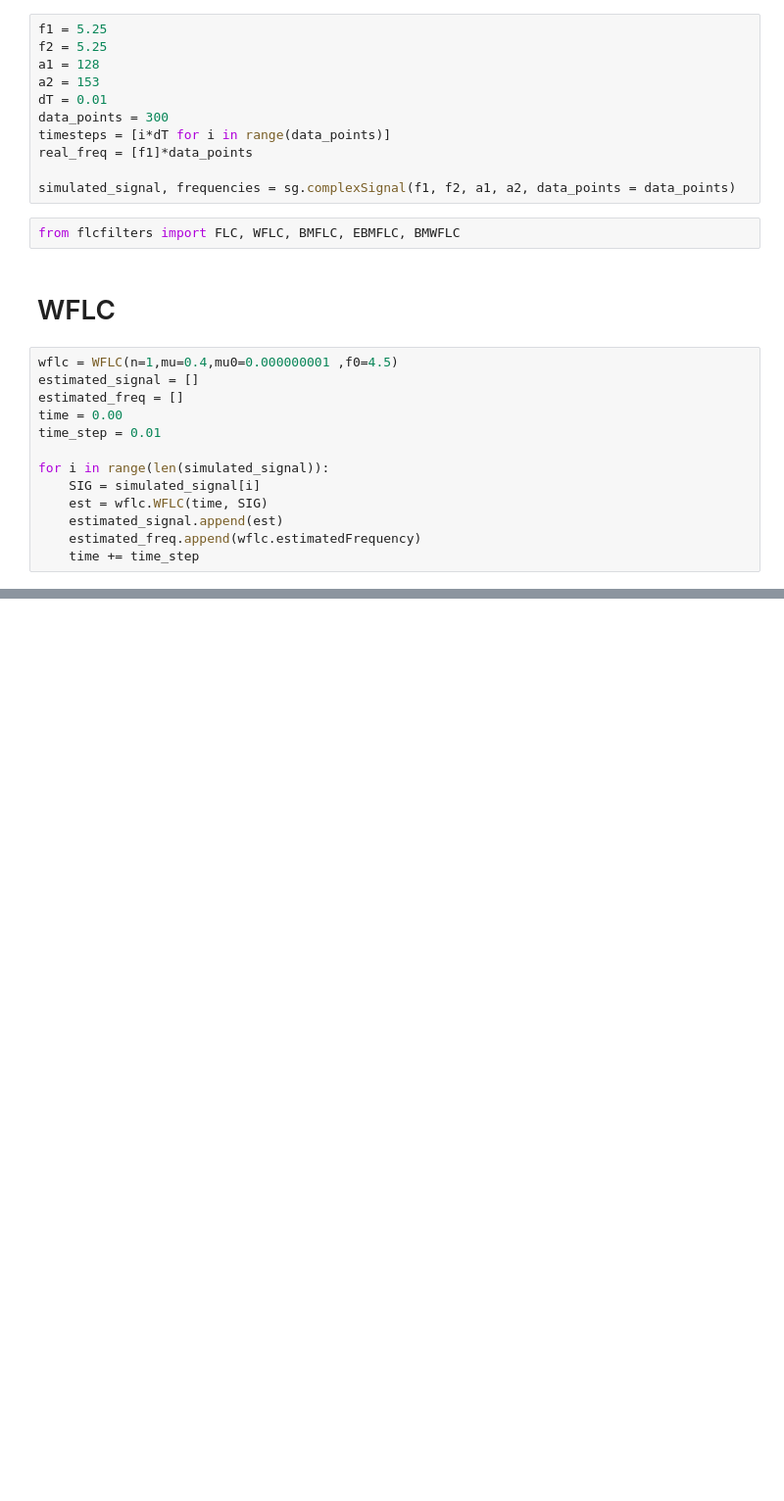
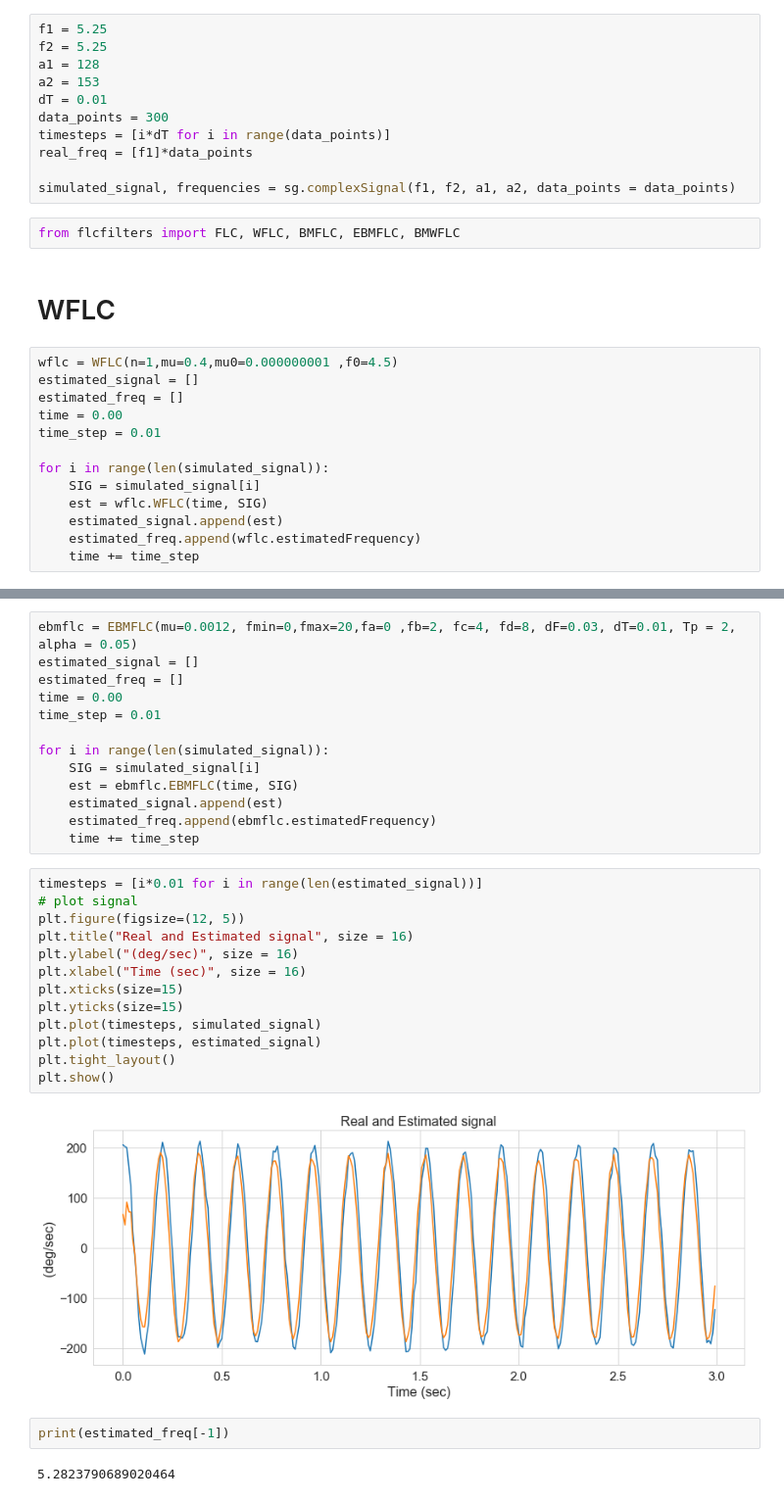
Before and after one commit to Bjarten/flc-based-filters, a Jupyter notebook: Tremor Estimation.ipynb, the cells around one changed output, grey strips where cells are left out. Shown: that part at 98% size. Cells and saved outputs as stored; diff of their text form; blank space fills up the shorter version.

```diff
--- a/Tremor Estimation.ipynb
+++ b/Tremor Estimation.ipynb
@@ -50,0 +91,32 @@ plt.show()
+# %%
+ebmflc = EBMFLC(mu=0.0012, fmin=0,fmax=20,fa=0 ,fb=2, fc=4, fd=8, dF=0.03, dT=0.01, Tp = 2, alpha = 0.05)
+estimated_signal = []
+estimated_freq = []
+time = 0.00
+time_step = 0.01
+
+for i in range(len(simulated_signal)):
+    SIG = simulated_signal[i]
+    est = ebmflc.EBMFLC(time, SIG)
+    estimated_signal.append(est)
+    estimated_freq.append(ebmflc.estimatedFrequency)
+    time += time_step
+# %%
+timesteps = [i*0.01 for i in range(len(estimated_signal))]
+# plot signal
+plt.figure(figsize=(12, 5))
+plt.title("Real and Estimated signal", size = 16)
+plt.ylabel("(deg/sec)", size = 16)
+plt.xlabel("Time (sec)", size = 16)
+plt.xticks(size=15)
+plt.yticks(size=15)
+plt.plot(timesteps, simulated_signal)
+plt.plot(timesteps, estimated_signal)
+plt.tight_layout()
+plt.show()
+# %% [output]
+[figure, added]
+# %%
+print(estimated_freq[-1])
+# %% [output]
+5.2823790689020464
```
Also changed, not shown: parts of 10 cells of this notebook.
